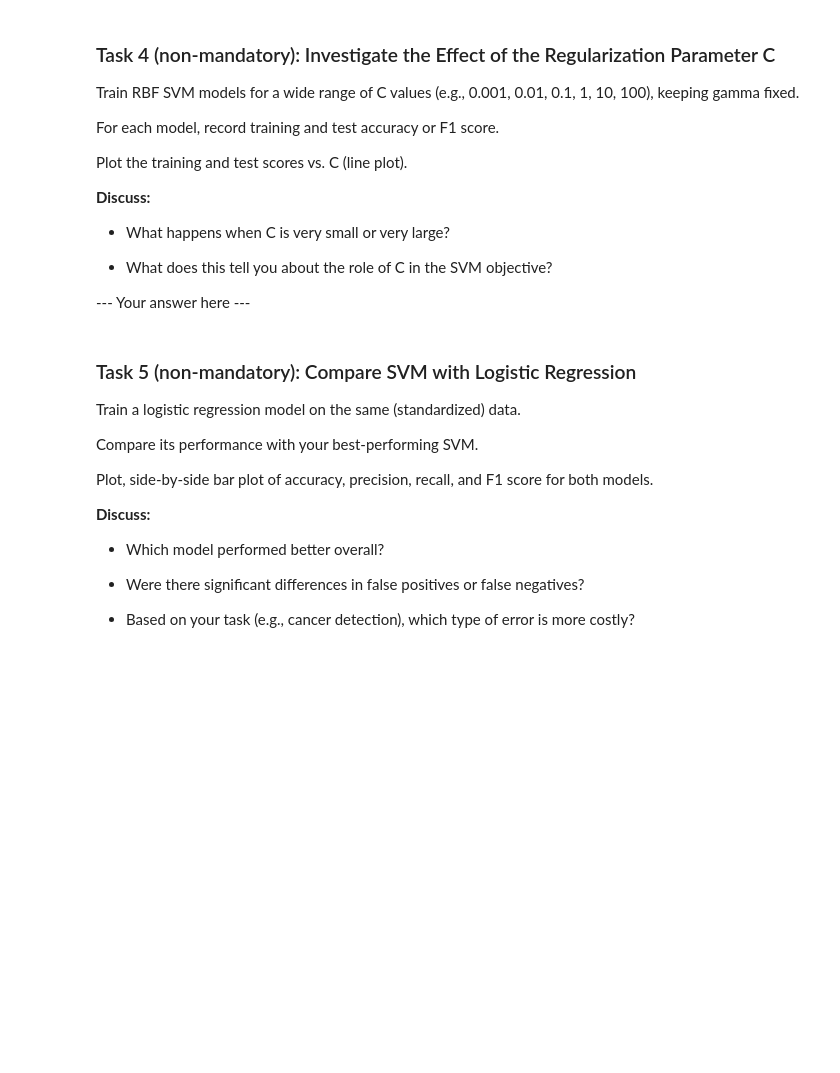
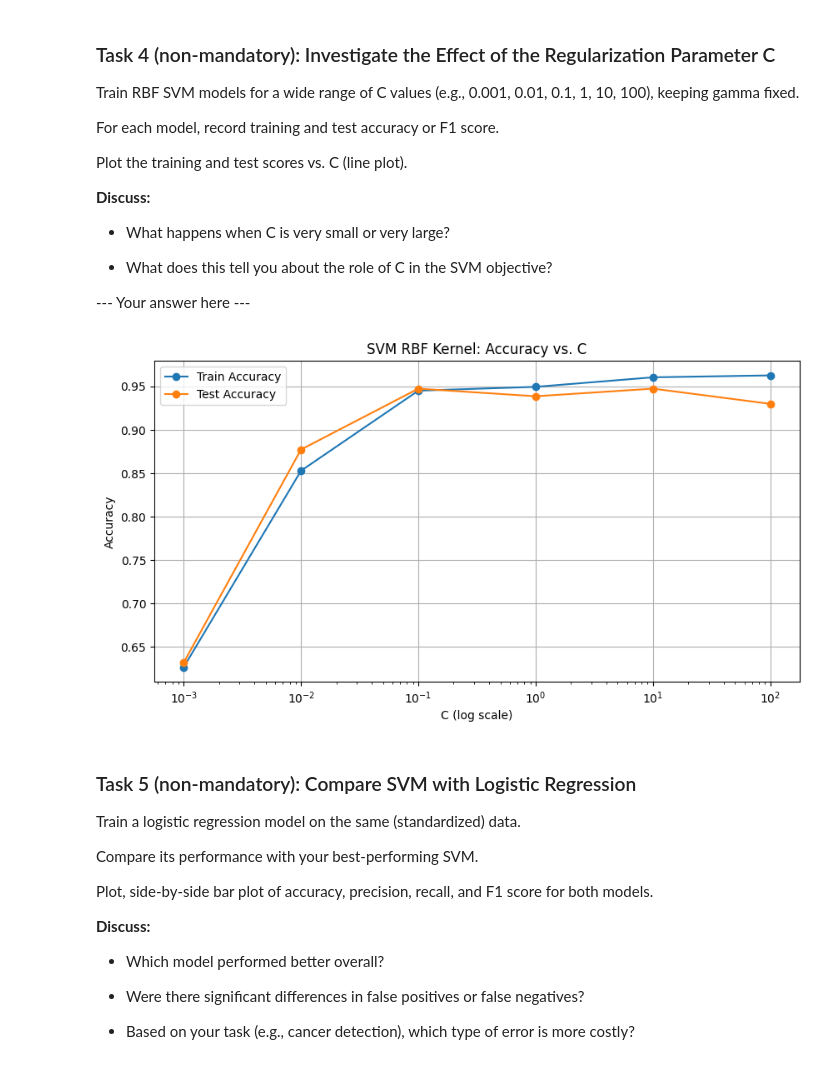
Before and after one commit to animittt/machine-learning-assignments, a Jupyter notebook: Assignment3-2025/am225pt_A3.ipynb, the cells around one changed output. Saved outputs shown, nothing was run; the diff lists cells and outputs as text; code cells hidden in the pictures; blank space fills up the shorter version.

```diff
--- a/Assignment3-2025/am225pt_A3.ipynb
+++ b/Assignment3-2025/am225pt_A3.ipynb
@@ -414,3 +501,33 @@ Plot the training and test scores vs. C (line plot).
+# %%
+#--- Write your code here ---#
+# Train RBF SVM models for a wide range of C values (e.g., 0.001, 0.01, 0.1, 1, 10, 100), keeping gamma fixed.
+
+# For each model, record training and test accuracy or F1 score.
+
+# Plot the training and test scores vs. C (line plot).
+train_scores = []
+test_scores = []
+for c in [0.001, 0.01, 0.1, 1, 10, 100]:
+    svm_rbf_c = SVC(kernel='rbf', C=c, gamma='scale', random_state=42)
+    svm_rbf_c.fit(X_cancer_train, y_cancer_train)
+
+    train_score = svm_rbf_c.score(X_cancer_train, y_cancer_train)
+    test_score = svm_rbf_c.score(X_cancer_test, y_cancer_test)
+
+    train_scores.append(train_score)
+    test_scores.append(test_score)
+plt.figure(figsize=(10, 5))
+plt.plot([0.001, 0.01, 0.1, 1, 10, 100], train_scores, marker='o', label='Train Accuracy')
+plt.plot([0.001, 0.01, 0.1, 1, 10, 100], test_scores, marker='o', label='Test Accuracy')
+plt.xscale('log')
+plt.title('SVM RBF Kernel: Accuracy vs. C')
+plt.xlabel('C (log scale)')
+plt.ylabel('Accuracy')
+plt.legend()
+plt.grid(True)
+plt.show()
+# %% [output]
+[figure, added]
 # %% [markdown]
 ### Task 5 (non-mandatory): Compare SVM with Logistic Regression
 
```
Also changed, not shown: parts of 10 cells of this notebook.
